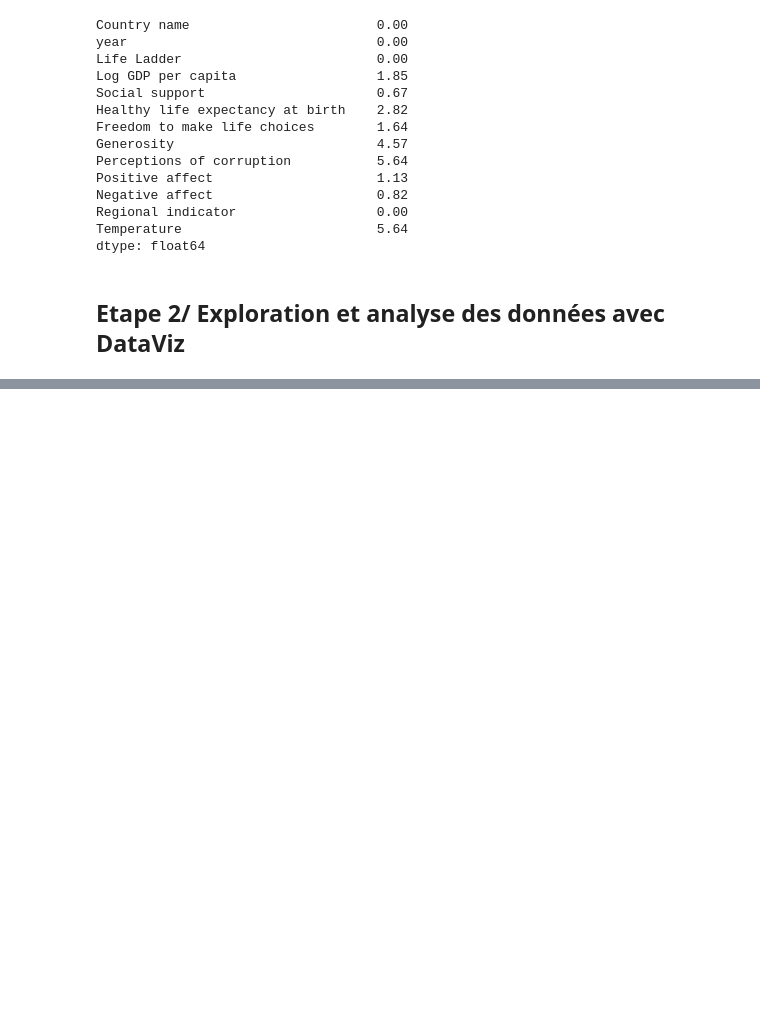
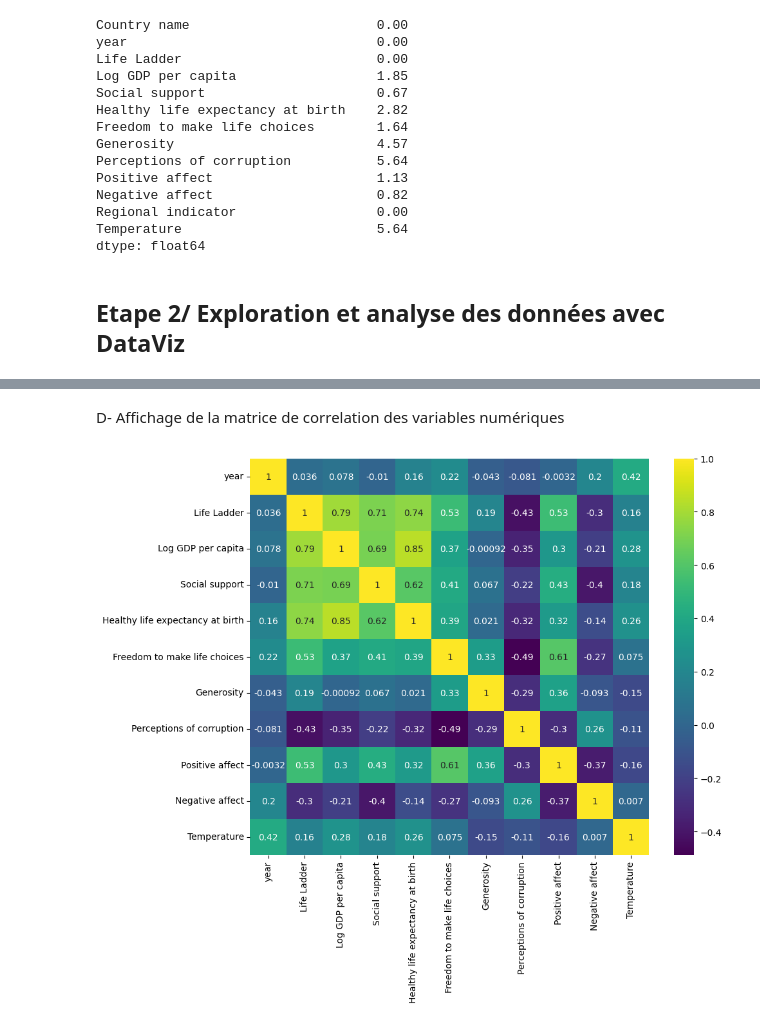
Before and after one commit to khelifaYacine/Analyse-du-rapport-du-bien--tre-sur-terre, a Jupyter notebook: EDA_LM-1.ipynb, the cells around one changed output, grey strips where cells are left out. Saved outputs shown, nothing was run; the diff lists cells and outputs as text; code cells hidden in the pictures; blank space fills up the shorter version.

```diff
--- a/EDA_LM-1.ipynb
+++ b/EDA_LM-1.ipynb
@@ -350,0 +434,15 @@ dtype: float64
+# %% [markdown]
+D- Affichage de la matrice de correlation des variables numériques
+# %%
+#Affichage de la matrice de corrélation par heatmap
+df_base_numeric = df.select_dtypes(include=['float64', 'int64'])
+
+# Calcul de la matrice de corrélation
+corr_matrix = df_base_numeric.corr()
+
+# Création de la heatmap avec seaborn
+plt.figure(figsize=(10,8))
+sns.heatmap(data=corr_matrix, annot=True,cmap='viridis')
+plt.show()
+# %% [output]
+[figure, added]
```
Also changed, not shown: parts of 12 cells of this notebook.
